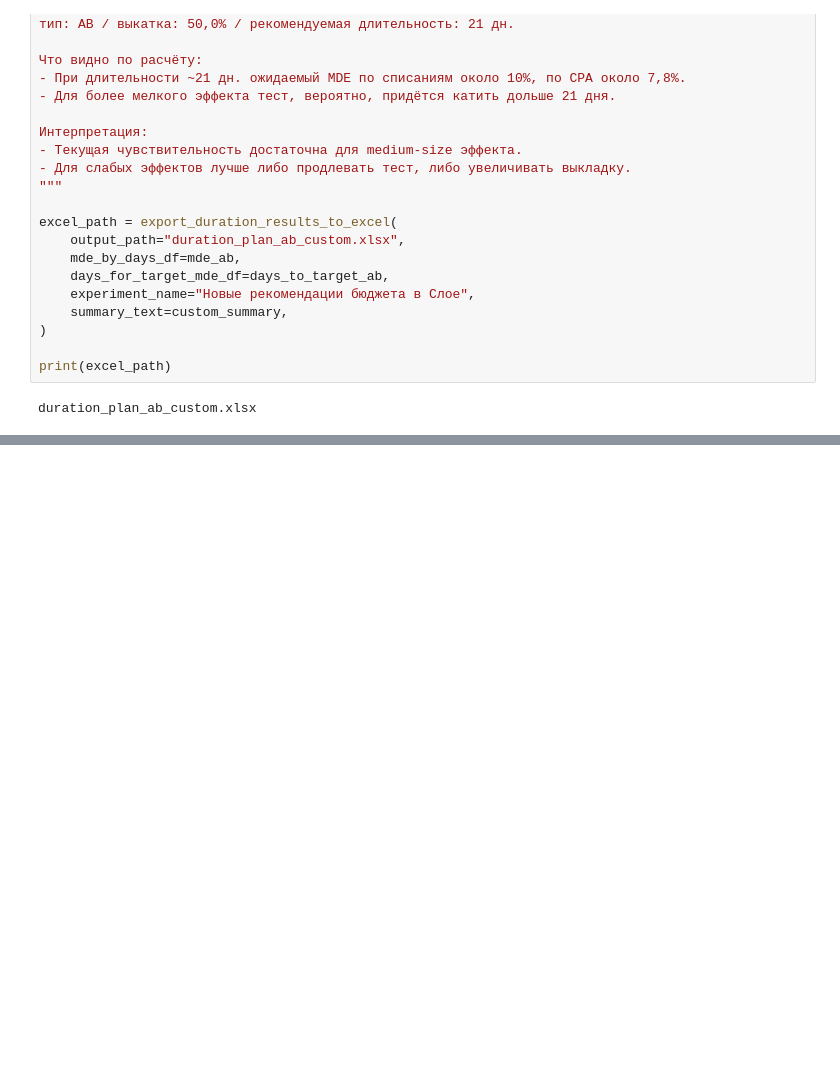
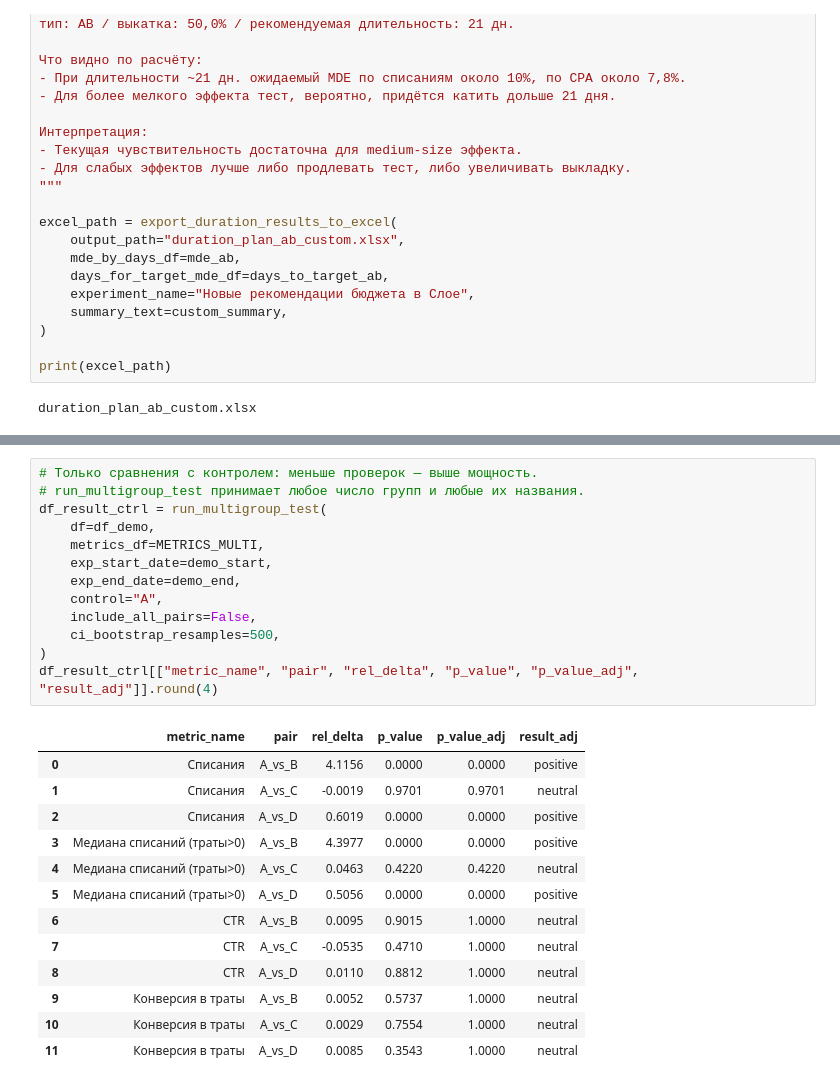
Before and after one commit to klipbn/fast_exp_analytics, a Jupyter notebook: examples/fast_exp_analytics_example.ipynb, the cells around one changed output, grey strips where cells are left out. Drawn from its saved outputs; the diff is of its cells as text; blank space fills up the shorter version.

```diff
--- a/examples/fast_exp_analytics_example.ipynb
+++ b/examples/fast_exp_analytics_example.ipynb
@@ -867,0 +1221,27 @@ duration_plan_ab_custom.xlsx
+# %%
+# Только сравнения с контролем: меньше проверок — выше мощность.
+# run_multigroup_test принимает любое число групп и любые их названия.
+df_result_ctrl = run_multigroup_test(
+    df=df_demo,
+    metrics_df=METRICS_MULTI,
+    exp_start_date=demo_start,
+    exp_end_date=demo_end,
+    control="A",
+    include_all_pairs=False,
+    ci_bootstrap_resamples=500,
+)
+df_result_ctrl[["metric_name", "pair", "rel_delta", "p_value", "p_value_adj", "result_adj"]].round(4)
+# %% [output]
+|  | metric_name | pair | rel_delta | p_value | p_value_adj | result_adj |
+| 0 | Списания | A_vs_B | 4.1156 | 0.0000 | 0.0000 | positive |
+| 1 | Списания | A_vs_C | -0.0019 | 0.9701 | 0.9701 | neutral |
+| 2 | Списания | A_vs_D | 0.6019 | 0.0000 | 0.0000 | positive |
+| 3 | Медиана списаний (траты>0) | A_vs_B | 4.3977 | 0.0000 | 0.0000 | positive |
+| 4 | Медиана списаний (траты>0) | A_vs_C | 0.0463 | 0.4220 | 0.4220 | neutral |
+| 5 | Медиана списаний (траты>0) | A_vs_D | 0.5056 | 0.0000 | 0.0000 | positive |
+| 6 | CTR | A_vs_B | 0.0095 | 0.9015 | 1.0000 | neutral |
+| 7 | CTR | A_vs_C | -0.0535 | 0.4710 | 1.0000 | neutral |
+| 8 | CTR | A_vs_D | 0.0110 | 0.8812 | 1.0000 | neutral |
+| 9 | Конверсия в траты | A_vs_B | 0.0052 | 0.5737 | 1.0000 | neutral |
+| 10 | Конверсия в траты | A_vs_C | 0.0029 | 0.7554 | 1.0000 | neutral |
+| 11 | Конверсия в траты | A_vs_D | 0.0085 | 0.3543 | 1.0000 | neutral |
```
Also changed, not shown: parts of 51 cells of this notebook, 27 other files.
